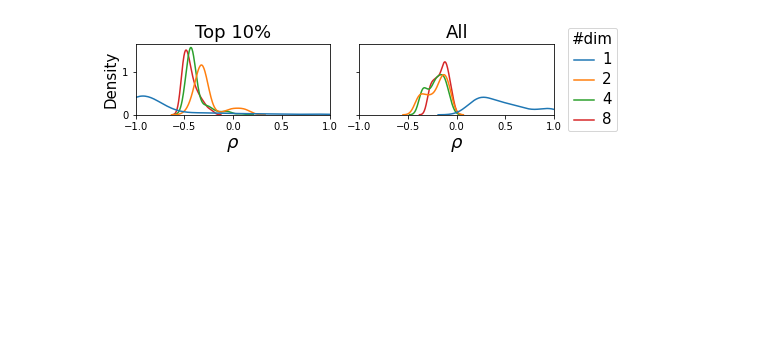
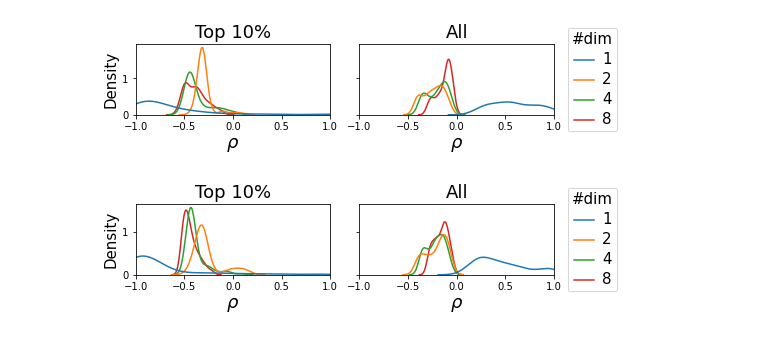
Before and after one commit to ZhengWeiLim/accuracy-fluency-tradeoff, a Jupyter notebook: simulation.ipynb, the cells around one changed output. Saved outputs shown, nothing was run; the diff lists cells and outputs as text; code cells hidden in the pictures; blank space fills up the shorter version.

```diff
--- a/simulation.ipynb
+++ b/simulation.ipynb
@@ -145,3 +147,35 @@ plt.savefig('figures/simulation_px_dim.pdf', bbox_inches='tight', dpi=1200, form
+# %%
+import seaborn as sns
+
+for i in ndims:
+    sim_agg_dfs[i][covar]['#dim'] = i
+    # sim_agg_dfs[2]['#dim'] = 2
+agg_df = pd.concat([sim_agg_dfs[i][covar] for i in [1,2,4,8]])
+
+
+fig, axes = plt.subplots(1, 2, figsize=(7.5, 1.3),  gridspec_kw={ 'wspace':0.15}, sharey=True)
+
+sns.kdeplot(
+   data=agg_df, x='9_.1_corr', hue="#dim",  palette=sns.color_palette()[:4], ax=axes[0]).set(xlim=(-1, 1))
+axes[0].set_title('Top 10%', size=18)
+axes[0].set_xlabel(r'$\rho$', size=18)
+axes[0].set_ylabel('Density', size=15)
+
+sns.kdeplot(
+   data=agg_df, x="all_n_corr", hue="#dim", multiple='layer', palette=sns.color_palette()[:4], ax=axes[1],
+).set(xlim=(-1, 1))
+
+axes[1].set_title('All', size=18)
+axes[1].set_xlabel(r'$\rho$', size=18)
+
+plt.setp(axes[0].get_legend().get_title(), fontsize='15') # for legend title
+plt.setp(axes[0].get_legend().get_texts(), fontsize='15')
+axes[0].get_legend().set_bbox_to_anchor((2.5,  1.3))
+axes[1].get_legend().remove()
+axes[1].set_ylabel('Density', size=15)
+plt.savefig('figures/tradeoff_reduced_with_dim.pdf', bbox_inches='tight', dpi=1200, format='pdf')
+# %% [output]
+[figure, added]
 # %%
 import seaborn as sns
 
```
Also changed, not shown: parts of 3 cells of this notebook.
